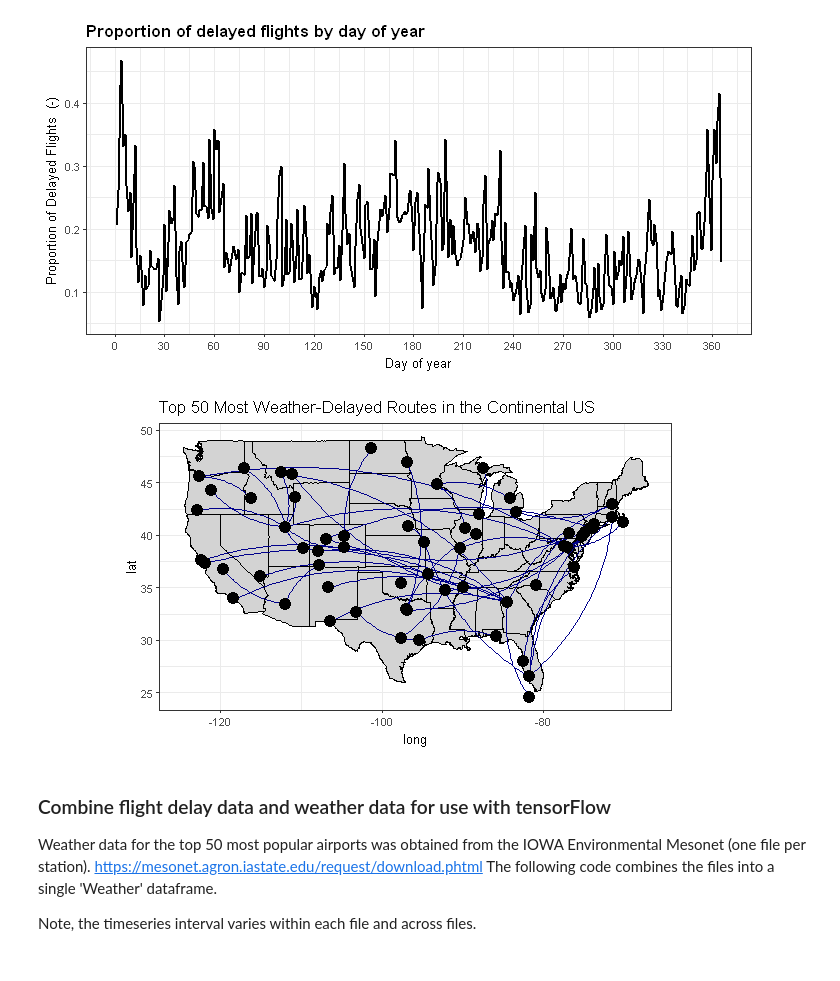
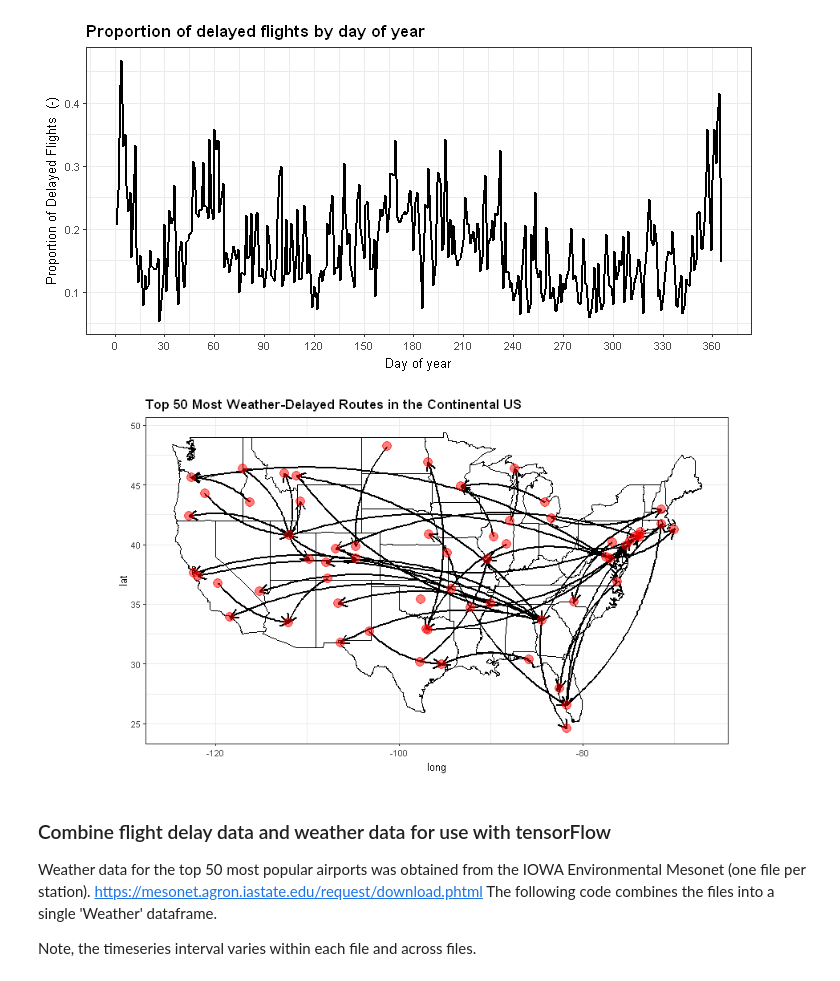
Before and after one commit to jordannad/2015FlightDelays, a Jupyter notebook: FlightDelay2015_20180704.ipynb, the cells around one changed output. Saved outputs shown, nothing was run; the diff lists cells and outputs as text; code cells hidden in the pictures.

```diff
--- a/FlightDelay2015_20180704.ipynb
+++ b/FlightDelay2015_20180704.ipynb
@@ -131,0 +190,24 @@ barplot(originFreq[1:20], cex.names = 0.5, cex.axis = 0.7,
+# %%
+options(repr.plot.width=8, repr.plot.height=3)
+flights$departureHour = flights$SCHEDULED_DEPARTURE %/% 100
+delayedFlights = flights[(flights$ARRIVAL_DELAY > 30) & !is.na(flights$ARRIVAL_DELAY),]
+#colnames(delayedFlights)
+plot3 = ggplot(flights, aes(x = departureHour)) +
+  geom_histogram(binwidth = 1, fill = "grey",col = "black") +
+  xlab('Departure Hour') +
+  ggtitle('Distributions of departure times for all flights') +
+  ylab('Count') +
+  theme(plot.title = element_text(size=10,face = "bold")) +
+  theme(legend.position="none") +
+  theme(axis.text=element_text(size=8)) +
+  theme(axis.title=element_text(size=10, face = "bold"))
+plot4 = ggplot(delayedFlights, aes(x = departureHour)) +
+  geom_histogram(binwidth = 1, fill = "grey",col = "black") +
+  xlab('Departure Hour') +
+  ggtitle('Distributions of departure times for all flights \n delayed more than 30 minutes on arrival') +
+  ylab('Count') +
+  theme(plot.title = element_text(size=10,face = "bold")) +
+  theme(legend.position="none") +
+  theme(axis.text=element_text(size=8)) +
+  theme(axis.title=element_text(size=10, face = "bold"))
+grid.arrange(plot3, plot4, ncol = 2)
@@ -185,7 +269,7 @@ annotate("text", label = "Delays over 200 minutes are set to 201 min",
 # %%
-#Summarise most popular destination for each origin airport
+#Summarise most popular destination for each origin airport#Summari
 topAirports = originFreqDF[1:20,1]
-flights %>%
+popDests = flights %>%
   filter(flights$ORIGIN_AIRPORT %in% topAirports) %>%
   group_by(ORIGIN_AIRPORT) %>%
   summarise(popDestination = Mode(DESTINATION_AIRPORT))
@@ -243,7 +350,7 @@ percentageOfOriginAndDest = rep(NA, times = length(numAirports))
 plotdf = data.frame(numAirports, percentageOfOriginFlights, percentageOfOriginAndDest)
 plotdf$percentageOfOriginAndDest = proportionInBothOrigAndDest[1:100]
 for (i in 1:100) {
-  plotdf[i,2] = sum(originFreq[1:i])/nrow(flights)
+  plotdf[i,2] = sum(originTable[1:i])/nrow(flights)
 }
 #head(plotdf)
 
@@ -386,6 +461,7 @@ mostDelayedWeatherRoutes$OriginLongitude = NA
 mostDelayedWeatherRoutes$OriginLatitude = NA
 mostDelayedWeatherRoutes$DestLongitude = NA
 mostDelayedWeatherRoutes$DestLatitude = NA
+
 airportLocations = read.table("data/airports_withtimezone.txt", header = T, sep = "\t", quote = "", comment.char = "")
 
 for (i in 1:50) {
@@ -403,41 +479,41 @@ locationPointsDF = data.frame(AirportCode = character(),
                               Latitude = double(), stringsAsFactors = FALSE)
 for (i in 1:50) {
   locationPointsDF[i,1] = as.character(mostDelayedWeatherRoutes[i,1])
   locationPointsDF[i,2] = mostDelayedWeatherRoutes[i,4]
   locationPointsDF[i,3] = mostDelayedWeatherRoutes[i,5]
 }
 for (i in 51:100) {
   locationPointsDF[i,1] = as.character(mostDelayedWeatherRoutes[(i-50),2])
   locationPointsDF[i,2] = mostDelayedWeatherRoutes[(i-50),6]
   locationPointsDF[i,3] = mostDelayedWeatherRoutes[(i-50),7]
 }
 locationPointsDF = unique(locationPointsDF)
 
+options(repr.plot.width=8, repr.plot.height=4)
 
 locationPointsDF = locationPointsDF[locationPointsDF$Longitude >= -125,]
 mostDelayedWeatherRoutes_subset = mostDelayedWeatherRoutes[mostDelayedWeatherRoutes$OriginLongitude >= -125 &
                                                            mostDelayedWeatherRoutes$DestLongitude >= -125, ]
 mostDelayedWeatherRoutes_subset = mostDelayedWeatherRoutes_subset[-c(31),]
 usa <- map_data("state")
 gg1 <- ggplot() + geom_polygon(data = usa, aes(x = long, y = lat, group = group),
-                               fill = "lightgrey", col = "black") + coord_fixed(1.3) +
+                               fill = "white", col = "black") + coord_fixed(1.3) +
   theme(panel.grid.major = element_blank(), panel.grid.minor = element_blank(),
         panel.background = element_blank(), axis.line = element_line(colour = "black"))
 gg1 + geom_curve(data=mostDelayedWeatherRoutes_subset,
                  aes(x=OriginLongitude, y=OriginLatitude,
                      xend=DestLongitude, yend=DestLatitude),
-                 col="#00008b",
-                 size=.5,
-                 curvature=0.2) +
+                 col="black",
+                 size=0.6,
+                 curvature=0.2, arrow =arrow(length = unit(0.03, "npc"))) +
   geom_point(data = locationPointsDF,
              aes(x = Longitude, y = Latitude),
-             color = "black", size = 3) +
+             color = "red", size = 3, alpha = 0.5) +
   ggtitle('Top 50 Most Weather-Delayed Routes in the Continental US') +
   theme_bw(base_size = 8) +
-  theme(plot.title = element_text(size=10))
-options(repr.plot.width=8, repr.plot.height=3)
+  theme(plot.title = element_text(size=10, face = "bold"))
 # %% [output]
-[figure, old version]
+[figure, new version]
 # %% [markdown]
 ### Combine flight delay data and weather data for use with tensorFlow
 
```
Also changed, not shown: parts of 21 cells of this notebook.
